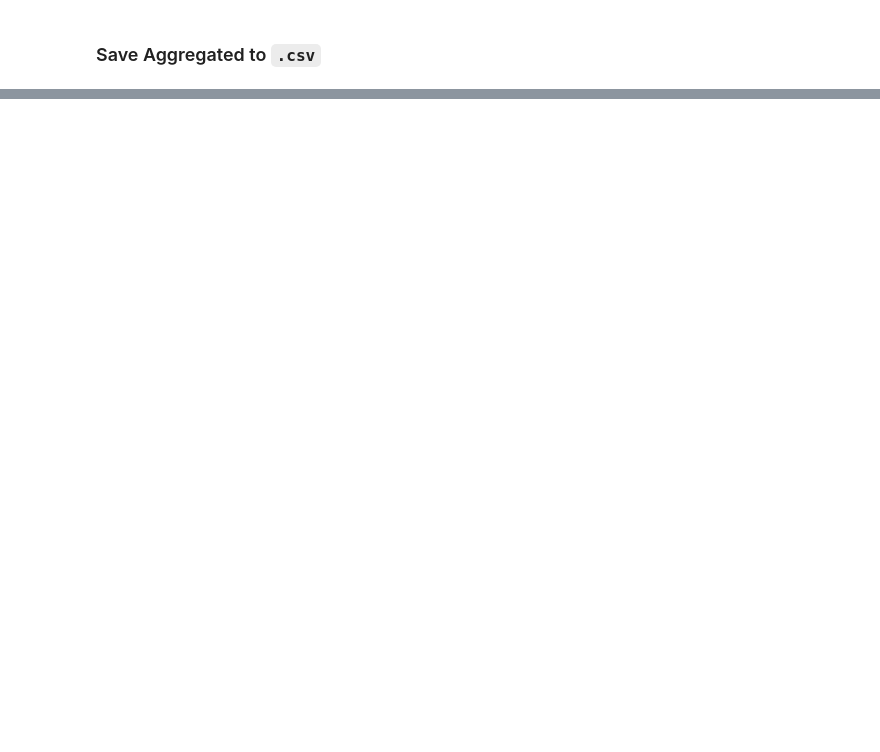
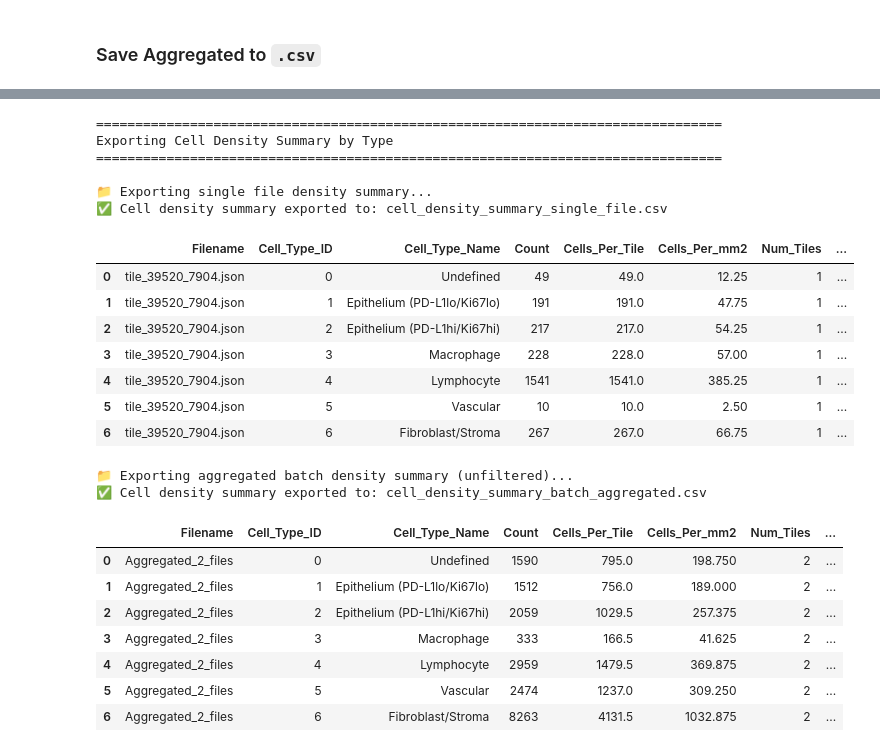
Before and after one commit to OceanBear/image_analysis_scripts, a Jupyter notebook: quantitative_analysis/cell_type_distribution.ipynb, the cells around one changed output, grey strips where cells are left out. Saved outputs shown, nothing was run; the diff lists cells and outputs as text; code cells hidden in the pictures; blank space fills up the shorter version.

```diff
--- a/quantitative_analysis/cell_type_distribution.ipynb
+++ b/quantitative_analysis/cell_type_distribution.ipynb
@@ -1037,0 +1412,80 @@ Export Summary:
+# %%
+# Export density summaries for both single file and batch results
+print("="*80)
+print("Exporting Cell Density Summary by Type")
+print("="*80)
+
+# Export single file results if available
+if 'results' in locals():
+    print("\n📁 Exporting single file density summary...")
+    df_single_density = export_density_summary_to_csv(
+        results,
+        output_path="cell_density_summary_single_file.csv",
+        is_filtered=False
+    )
+    display(df_single_density)
+
+# Export filtered single file results if available
+# Check if filtered_results exists and is a dictionary (single file), not a list (batch results)
+if 'filtered_results' in locals() and isinstance(filtered_results, dict):
+    print("\n📁 Exporting filtered single file density summary...")
+    threshold_value = filtered_results.get('threshold', 'N/A')
+    threshold_str = str(int(threshold_value * 100)) if isinstance(threshold_value, float) else str(threshold_value)
+    df_filtered_single_density = export_density_summary_to_csv(
+        filtered_results,
+        output_path=f"cell_density_summary_single_file_filtered_{threshold_str}.csv",
+        is_filtered=True
+    )
+    display(df_filtered_single_density)
+
+# Export aggregated batch results if available
+if 'aggregated_unfiltered' in locals():
+    print("\n📁 Exporting aggregated batch density summary (unfiltered)...")
+    df_aggregated_density = export_density_summary_to_csv(
+        aggregated_unfiltered,
+        output_path="cell_density_summary_batch_aggregated.csv",
+        is_filtered=False
+    )
+    display(df_aggregated_density)
+
+if 'aggregated_filtered' in locals():
+    print("\n📁 Exporting aggregated batch density summary (filtered)...")
+    threshold_value = aggregated_filtered.get('threshold', 'N/A')
+    threshold_str = str(int(threshold_value * 100)) if isinstance(threshold_value, float) else str(threshold_value)
+    df_aggregated_filtered_density = export_density_summary_to_csv(
+        aggregated_filtered,
+        output_path=f"cell_density_summary_batch_aggregated_filtered_{threshold_str}.csv",
+        is_filtered=True
+    )
+    display(df_aggregated_filtered_density)
+
+print("\n" + "="*80)
+print("Density Summary Export Complete")
+print("="*80)
+print("💡 All density metrics (cells/tile and cells/mm^2) by cell type have been saved to CSV files.")
+print("💡 Density columns are also included in the main analysis CSV files.")
+# %% [output]
+================================================================================
+Exporting Cell Density Summary by Type
+================================================================================
+
+📁 Exporting single file density summary...
+✅ Cell density summary exported to: cell_density_summary_single_file.csv
+|  | Filename | Cell_Type_ID | Cell_Type_Name | Count | Cells_Per_Tile | Cells_Per_mm2 | Num_Tiles | ... |
+| 0 | tile_39520_7904.json | 0 | Undefined | 49 | 49.0 | 12.25 | 1 | ... |
+| 1 | tile_39520_7904.json | 1 | Epithelium (PD-L1lo/Ki67lo) | 191 | 191.0 | 47.75 | 1 | ... |
+| 2 | tile_39520_7904.json | 2 | Epithelium (PD-L1hi/Ki67hi) | 217 | 217.0 | 54.25 | 1 | ... |
+| 3 | tile_39520_7904.json | 3 | Macrophage | 228 | 228.0 | 57.00 | 1 | ... |
+| 4 | tile_39520_7904.json | 4 | Lymphocyte | 1541 | 1541.0 | 385.25 | 1 | ... |
+| 5 | tile_39520_7904.json | 5 | Vascular | 10 | 10.0 | 2.50 | 1 | ... |
+| 6 | tile_39520_7904.json | 6 | Fibroblast/Stroma | 267 | 267.0 | 66.75 | 1 | ... |
+📁 Exporting aggregated batch density summary (unfiltered)...
+✅ Cell density summary exported to: cell_density_summary_batch_aggregated.csv
+|  | Filename | Cell_Type_ID | Cell_Type_Name | Count | Cells_Per_Tile | Cells_Per_mm2 | Num_Tiles | ... |
+| 0 | Aggregated_2_files | 0 | Undefined | 1590 | 795.0 | 198.750 | 2 | ... |
+| 1 | Aggregated_2_files | 1 | Epithelium (PD-L1lo/Ki67lo) | 1512 | 756.0 | 189.000 | 2 | ... |
+| 2 | Aggregated_2_files | 2 | Epithelium (PD-L1hi/Ki67hi) | 2059 | 1029.5 | 257.375 | 2 | ... |
+| 3 | Aggregated_2_files | 3 | Macrophage | 333 | 166.5 | 41.625 | 2 | ... |
+| 4 | Aggregated_2_files | 4 | Lymphocyte | 2959 | 1479.5 | 369.875 | 2 | ... |
+| 5 | Aggregated_2_files | 5 | Vascular | 2474 | 1237.0 | 309.250 | 2 | ... |
+| 6 | Aggregated_2_files | 6 | Fibroblast/Stroma | 8263 | 4131.5 | 1032.875 | 2 | ... |
```
Also changed, not shown: parts of 15 cells of this notebook, 3 other files.
